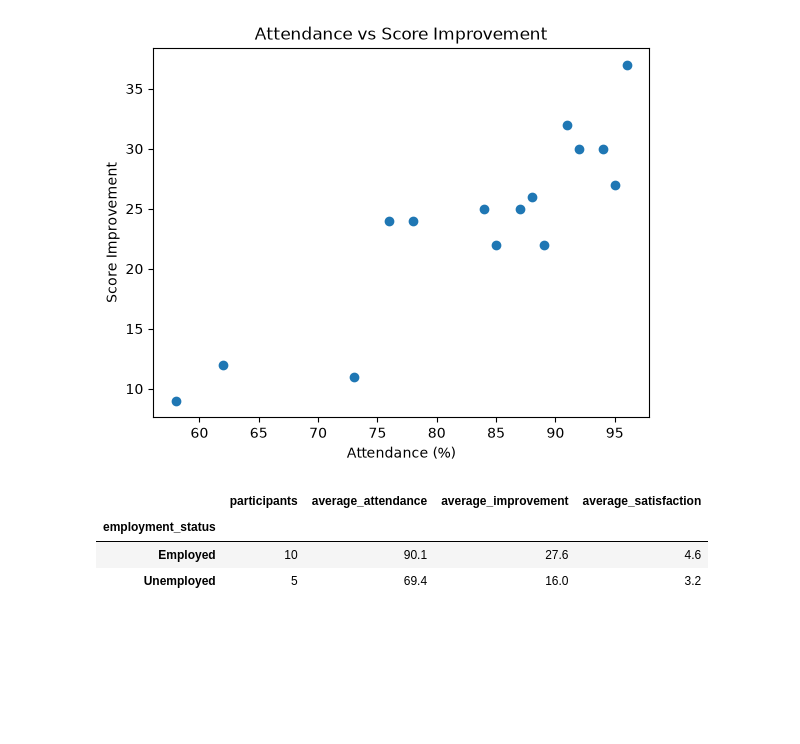
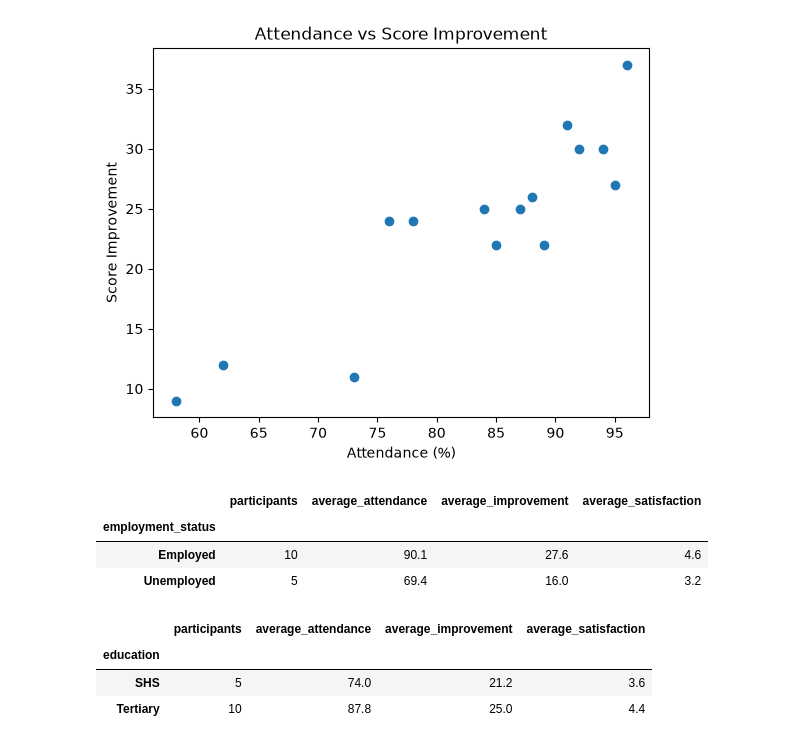
Before and after one commit to Lengman07/youth-skills-data-insights, a Jupyter notebook: notebooks/analysis.ipynb, the cells around one changed output. Cells and saved outputs as stored; diff of their text form; code cells hidden in the pictures; blank space fills up the shorter version.

```diff
--- a/notebooks/analysis.ipynb
+++ b/notebooks/analysis.ipynb
@@ -212,3 +212,16 @@ employment_attendance
 | employment_status |  |  |  |  |
 | Employed | 10 | 90.1 | 27.6 | 4.6 |
 | Unemployed | 5 | 69.4 | 16.0 | 3.2 |
+# %%
+education_performance = df.groupby("education").agg(
+    participants = ("participant_id","count"),
+    average_attendance = ("attendance_pct","mean"),
+    average_improvement=("score_improvement","mean"),
+    average_satisfaction = ("satisfaction","mean")
+)
+education_performance
+# %% [output]
+|  | participants | average_attendance | average_improvement | average_satisfaction |
+| education |  |  |  |  |
+| SHS | 5 | 74.0 | 21.2 | 3.6 |
+| Tertiary | 10 | 87.8 | 25.0 | 4.4 |
```
Also changed, not shown: parts of 6 cells of this notebook.
